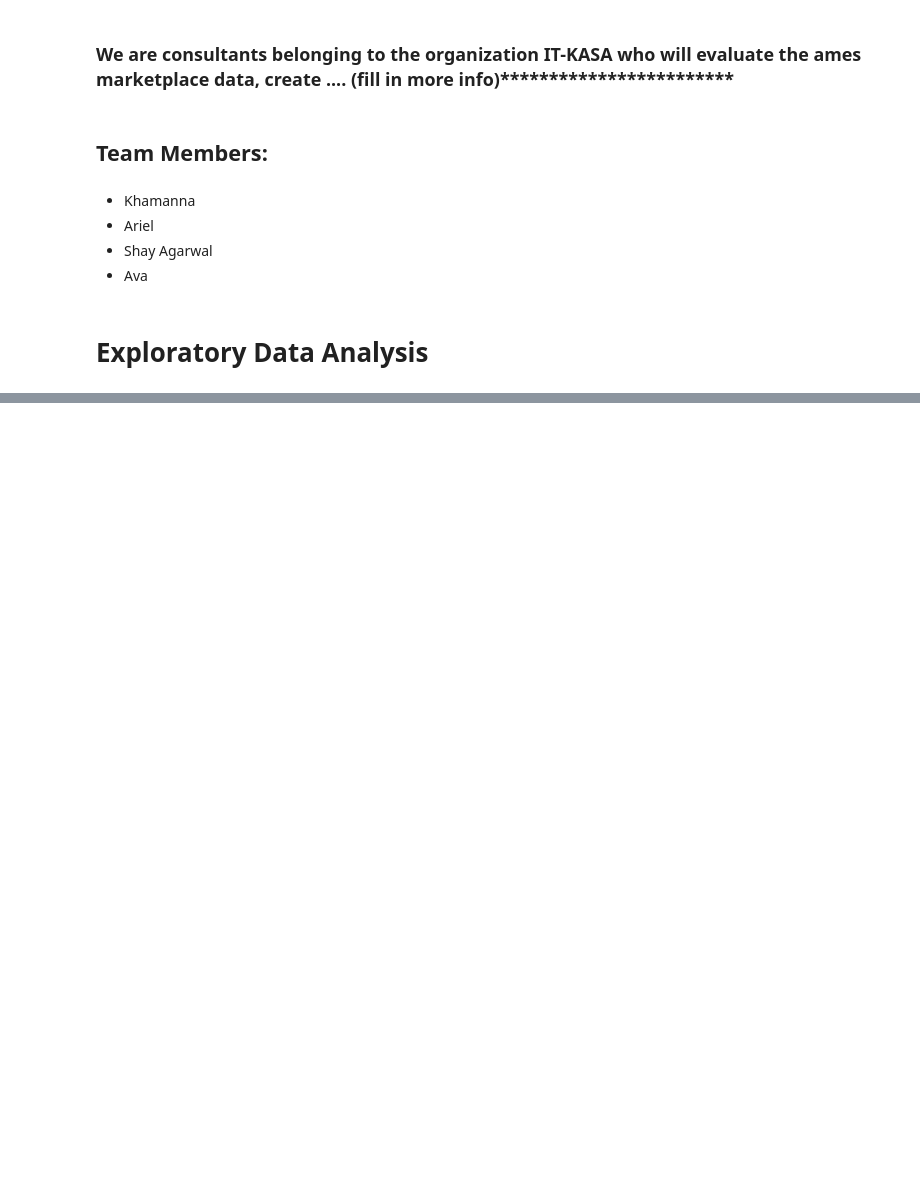
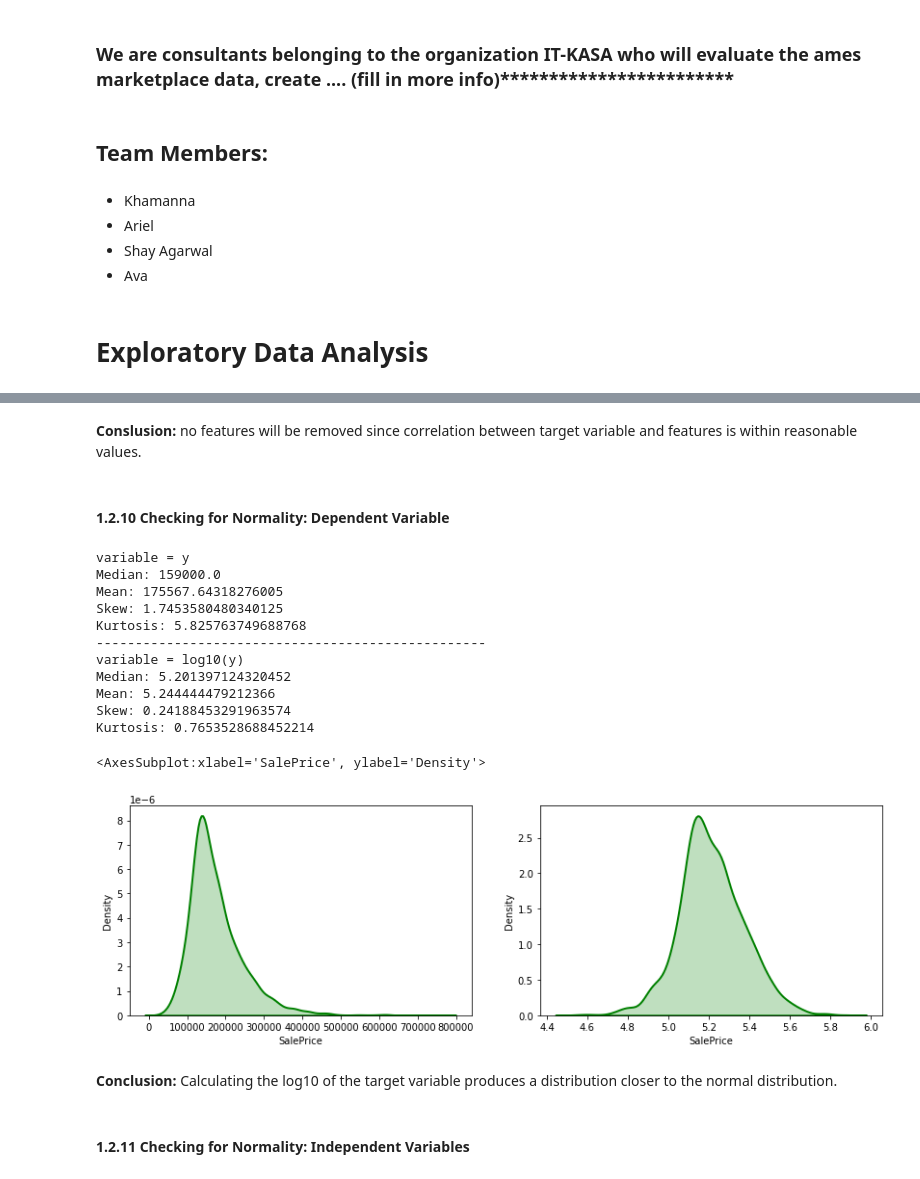
Before and after one commit to hikarinosenshi/ml_project, a Jupyter notebook: final/Presentation_Rough.ipynb, the cells around one changed output, grey strips where cells are left out. Saved outputs shown, nothing was run; the diff lists cells and outputs as text; code cells hidden in the pictures; blank space fills up the shorter version.

```diff
--- a/final/Presentation_Final.ipynb
+++ b/final/Presentation_Rough.ipynb
@@ -37,0 +1054,2 @@ dataset = pd.read_csv('../data/Ames_Housing_Price_Data.csv', index_col=0)
+# %%
+dataset.drop(columns=['PoolArea', '3SsnPorch', 'LowQualFinSF', 'MiscVal','ScreenPorch','BsmtFinSF2','EnclosedPorch'], axis=1, inplace=True)
@@ -37,0 +1114,3 @@ dataset = pd.read_csv('../data/Ames_Housing_Price_Data.csv', index_col=0)
+# %%
+# update the nominal_variables list by removing the columns removed in the previous section
+nominal_variables_updated = list(set(nominal_variables)-set(['PoolQC', 'MiscFeature', 'Alley', 'SaleCondition']))
@@ -37,0 +1170,44 @@ dataset = pd.read_csv('../data/Ames_Housing_Price_Data.csv', index_col=0)
+# %% [markdown]
+<b>Conslusion:</b> no features will be removed since correlation between target variable and features is within reasonable values.
+# %% [markdown]
+#### 1.2.10 Checking for Normality: Dependent Variable<a class="anchor" id="cndv"></a>
+# %%
+# Check Target variable for normal distribution
+print('variable = y')
+print("Median: " + str(dataset_encoded['SalePrice'].median()))
+print("Mean: " + str(dataset_encoded['SalePrice'].mean()))
+print("Skew: " + str(dataset_encoded['SalePrice'].skew()))
+print("Kurtosis: " + str(dataset_encoded['SalePrice'].kurtosis()))
+print("-"*50)
+# log10
+print("variable = log10(y)")
+print("Median: " + str(np.log10(dataset_encoded['SalePrice'].median())))
+print("Mean: " + str(np.log10(dataset_encoded['SalePrice'].mean())))
+print("Skew: " + str(np.log10(dataset_encoded['SalePrice'].skew())))
+print("Kurtosis: " + str(np.log10(dataset_encoded['SalePrice'].kurtosis())))
+# creating axes to draw plots
+fig, ax = plt.subplots(1, 2, figsize=(14,4))
+sns.distplot(dataset_encoded['SalePrice'], hist = False, kde = True,
+            kde_kws = {'shade': True, 'linewidth': 2},
+            label = "Original", color ="green", ax = ax[0])
+sns.distplot(np.log10(dataset_encoded['SalePrice']), hist = False, kde = True,
+            kde_kws = {'shade': True, 'linewidth': 2},
+            label = "log10", color ="green", ax = ax[1])
+# %% [output]
+variable = y
+Median: 159000.0
+Mean: 175567.64318276005
+Skew: 1.7453580480340125
+Kurtosis: 5.825763749688768
+--------------------------------------------------
+variable = log10(y)
+Median: 5.201397124320452
+Mean: 5.244444479212366
+Skew: 0.24188453291963574
+Kurtosis: 0.7653528688452214
+<AxesSubplot:xlabel='SalePrice', ylabel='Density'>
+[figure, added]
+# %% [markdown]
+<b>Conclusion:</b> Calculating the log10 of the target variable produces a distribution closer to the normal distribution.
+# %% [markdown]
+#### 1.2.11 Checking for Normality: Independent Variables<a class="anchor" id="cniv"></a>
```
Also changed, not shown: parts of 199 cells of this notebook, 1 other file.
